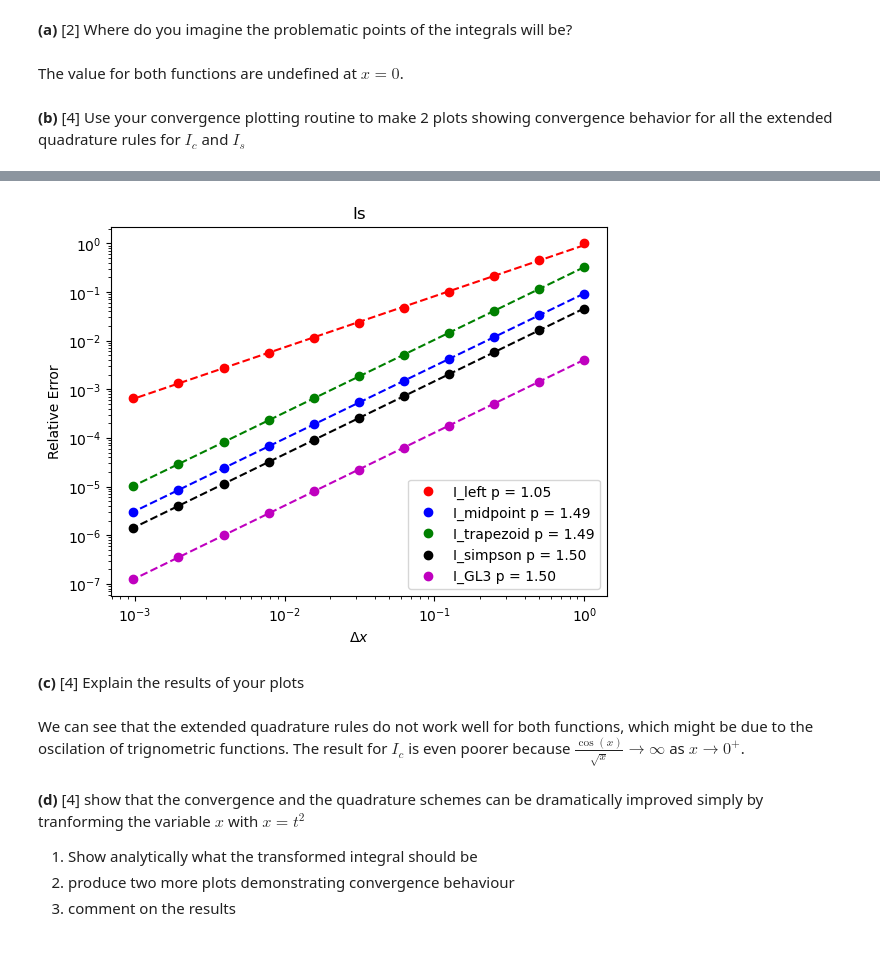
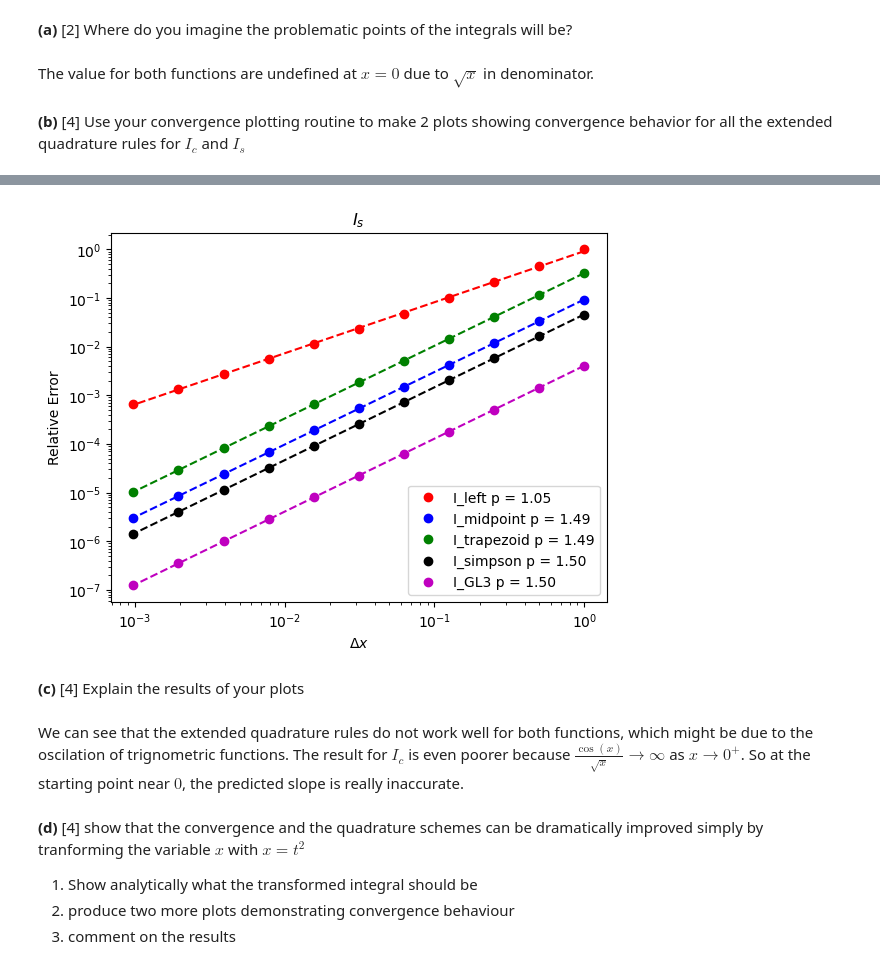
Before and after one commit to xiaoyuchen2020/intro-numerical-methods, a Jupyter notebook: hw/HW4_quad.ipynb, the cells around one changed output, grey strips where cells are left out. Saved outputs shown, nothing was run; the diff lists cells and outputs as text; code cells hidden in the pictures.

```diff
--- a/hw/HW4_quad.ipynb
+++ b/hw/HW4_quad.ipynb
@@ -328,7 +328,7 @@ where the functions $C(x)$ and $S(x)$ can be evaluated by `scipy.special.fresnel
 # %% [markdown]
 **(a)** [2] Where do you imagine the problematic points of the integrals will be?
 # %% [markdown]
-The value for both functions are undefined at $x = 0$.
+The value for both functions are undefined at $x = 0$ due to $\sqrt{x}$ in denominator.
 # %% [markdown]
 **(b)** [4] Use your convergence plotting routine to make  2 plots showing convergence behavior for all the extended quadrature rules for $I_c$ and $I_s$
 # %%
@@ -339,16 +339,16 @@ Ic_true *= numpy.sqrt(2.0 * numpy.pi)
 # %%
 Ic = lambda x : numpy.cos(x) / numpy.sqrt(x)
 Is = lambda x : numpy.sin(x) / numpy.sqrt(x)
 
-plot_quad_convergence(Ic, numpy.finfo(float).eps, 1, N, Ic_true, 'Ic')
-plot_quad_convergence(Is, numpy.finfo(float).eps, 1, N, Is_true, 'Is')
+plot_quad_convergence(Ic, numpy.finfo(float).eps, 1, N, Ic_true, '$I_c$')
+plot_quad_convergence(Is, numpy.finfo(float).eps, 1, N, Is_true, '$I_s$')
 # %% [output]
 [figure]
-[figure, old version]
+[figure, new version]
 # %% [markdown]
 **(c)**  [4] Explain the results of your plots
 # %% [markdown]
-We can see that the extended quadrature rules do not work well for both functions, which might be due to the oscilation of trignometric functions. The result for $I_c$ is even poorer because $\frac{\cos(x)}{\sqrt{x}} \to \infty$ as $x \to 0^+$.
+We can see that the extended quadrature rules do not work well for both functions, which might be due to the oscilation of trignometric functions. The result for $I_c$ is even poorer because $\frac{\cos(x)}{\sqrt{x}} \to \infty$ as $x \to 0^+$. So at the starting point near $0$, the predicted slope is really inaccurate.
 # %% [markdown]
 **(d)** [4] show that the convergence and the quadrature schemes can be dramatically improved simply by tranforming the variable $x$ with $x=t^2$
 
```
